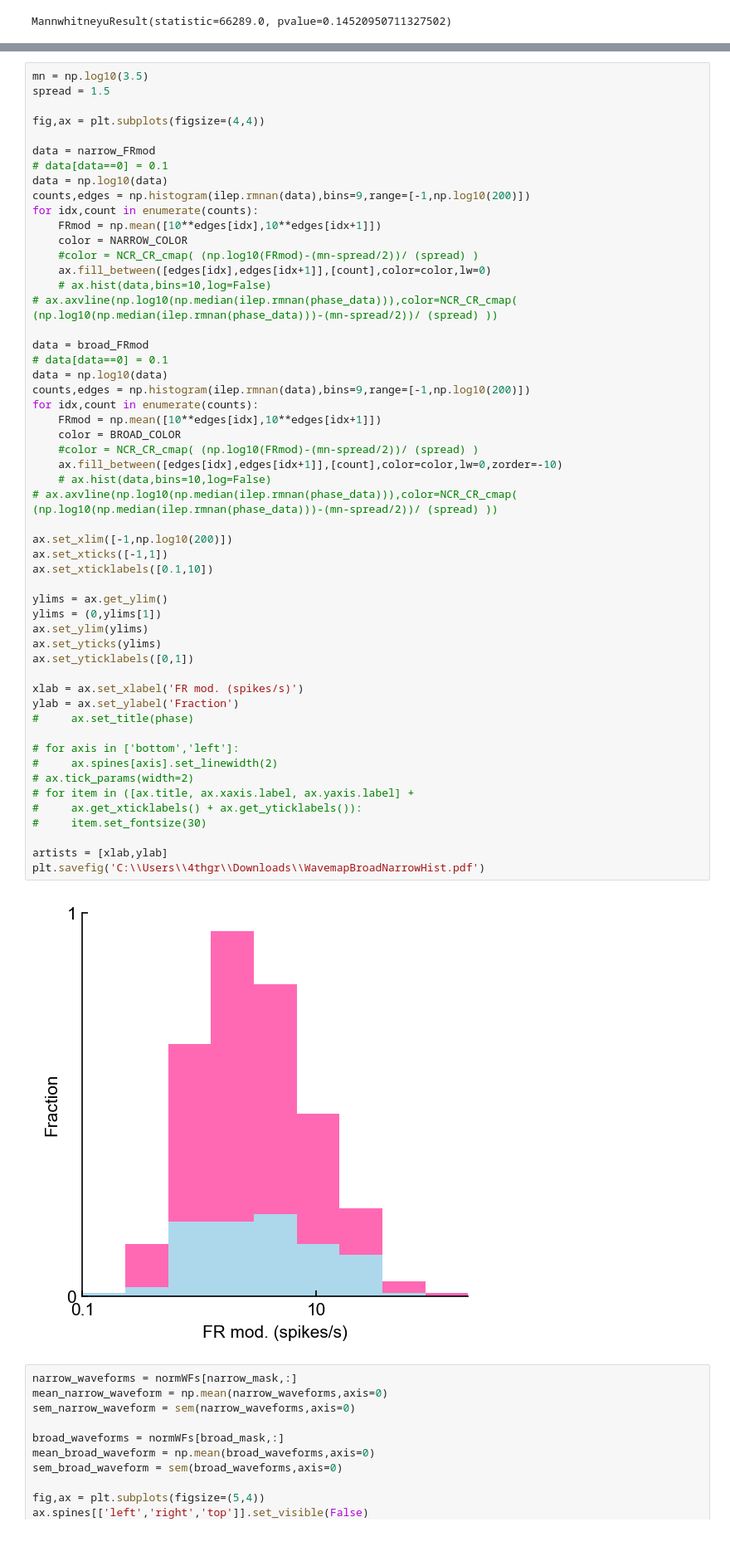
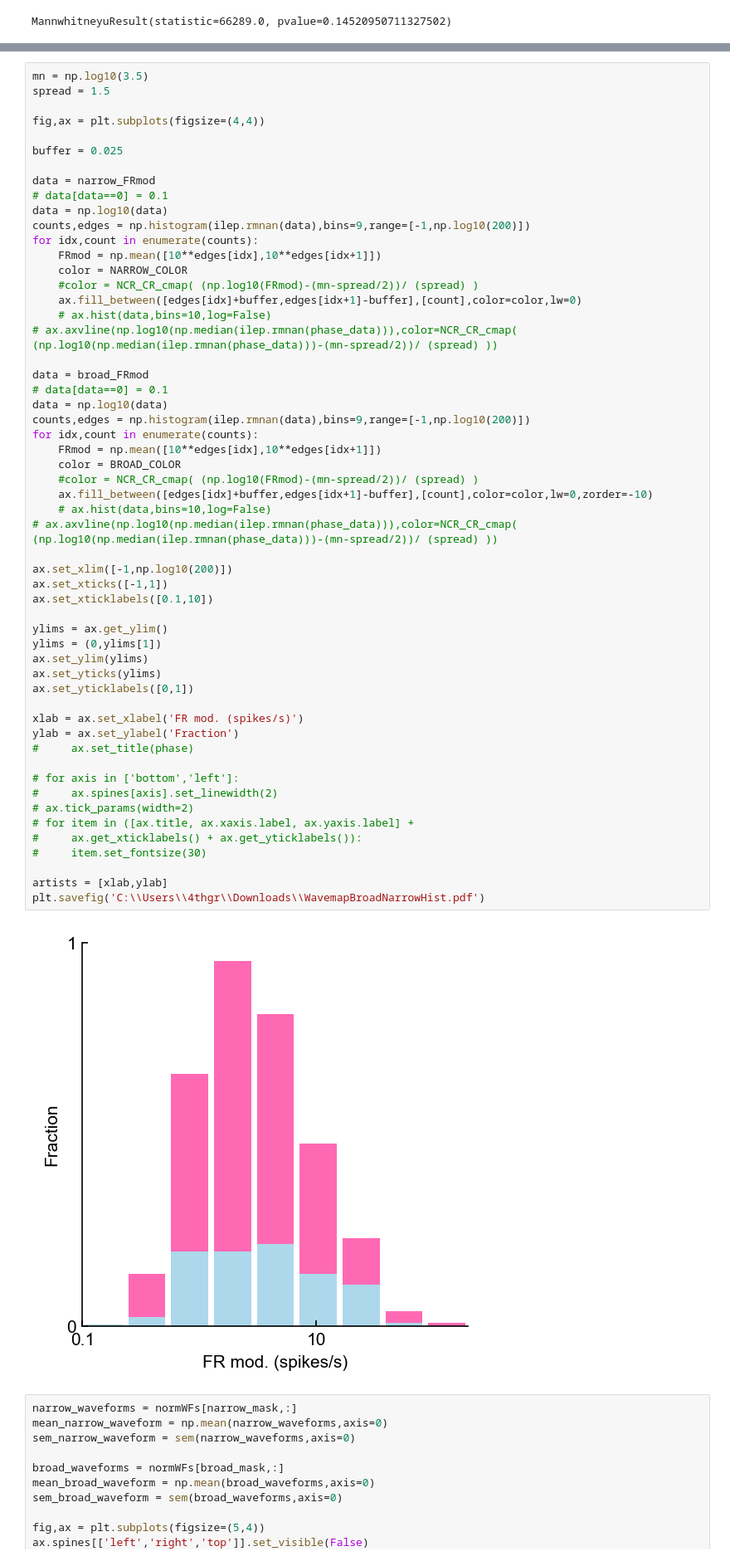
Before and after one commit to InsanallyLab/TothSidleck2024, a Jupyter notebook: Notebooks/Reviewer 1/Waveforms CR NCR.ipynb, the cells around one changed output, grey strips where cells are left out. Shown at 83% size. Saved outputs shown, nothing was run; the diff lists cells and outputs as text.

```diff
--- a/Notebooks/Reviewer 1/Waveforms CR NCR.ipynb
+++ b/Notebooks/Reviewer 1/Waveforms CR NCR.ipynb
@@ -844,6 +844,8 @@ mn = np.log10(3.5)
 spread = 1.5
 
 fig,ax = plt.subplots(figsize=(4,4))
+
+buffer = 0.025
 
 data = narrow_FRmod
 # data[data==0] = 0.1
@@ -853,7 +855,7 @@ for idx,count in enumerate(counts):
     FRmod = np.mean([10**edges[idx],10**edges[idx+1]])
     color = NARROW_COLOR
     #color = NCR_CR_cmap( (np.log10(FRmod)-(mn-spread/2))/ (spread) )
-    ax.fill_between([edges[idx],edges[idx+1]],[count],color=color,lw=0)
+    ax.fill_between([edges[idx]+buffer,edges[idx+1]-buffer],[count],color=color,lw=0)
     # ax.hist(data,bins=10,log=False)
 # ax.axvline(np.log10(np.median(ilep.rmnan(phase_data))),color=NCR_CR_cmap( (np.log10(np.median(ilep.rmnan(phase_data)))-(mn-spread/2))/ (spread) ))
 
@@ -865,35 +867,35 @@ for idx,count in enumerate(counts):
     FRmod = np.mean([10**edges[idx],10**edges[idx+1]])
     color = BROAD_COLOR
     #color = NCR_CR_cmap( (np.log10(FRmod)-(mn-spread/2))/ (spread) )
-    ax.fill_between([edges[idx],edges[idx+1]],[count],color=color,lw=0,zorder=-10)
+    ax.fill_between([edges[idx]+buffer,edges[idx+1]-buffer],[count],color=color,lw=0,zorder=-10)
     # ax.hist(data,bins=10,log=False)
 # ax.axvline(np.log10(np.median(ilep.rmnan(phase_data))),color=NCR_CR_cmap( (np.log10(np.median(ilep.rmnan(phase_data)))-(mn-spread/2))/ (spread) ))
 
 ax.set_xlim([-1,np.log10(200)])
 ax.set_xticks([-1,1])
 ax.set_xticklabels([0.1,10])
 
 ylims = ax.get_ylim()
 ylims = (0,ylims[1])
 ax.set_ylim(ylims)
 ax.set_yticks(ylims)
 ax.set_yticklabels([0,1])
 
 xlab = ax.set_xlabel('FR mod. (spikes/s)')
 ylab = ax.set_ylabel('Fraction')
 #     ax.set_title(phase)
 
 # for axis in ['bottom','left']:
 #     ax.spines[axis].set_linewidth(2)
 # ax.tick_params(width=2)
 # for item in ([ax.title, ax.xaxis.label, ax.yaxis.label] +
 #     ax.get_xticklabels() + ax.get_yticklabels()):
 #     item.set_fontsize(30)
 
 artists = [xlab,ylab]
 plt.savefig('C:\\Users\\4thgr\\Downloads\\WavemapBroadNarrowHist.pdf')
 # %% [output]
-[figure, old version]
+[figure, new version]
 # %%
 narrow_waveforms = normWFs[narrow_mask,:]
 mean_narrow_waveform = np.mean(narrow_waveforms,axis=0)
```
Also changed, not shown: parts of 4 cells of this notebook, 12 other files.
